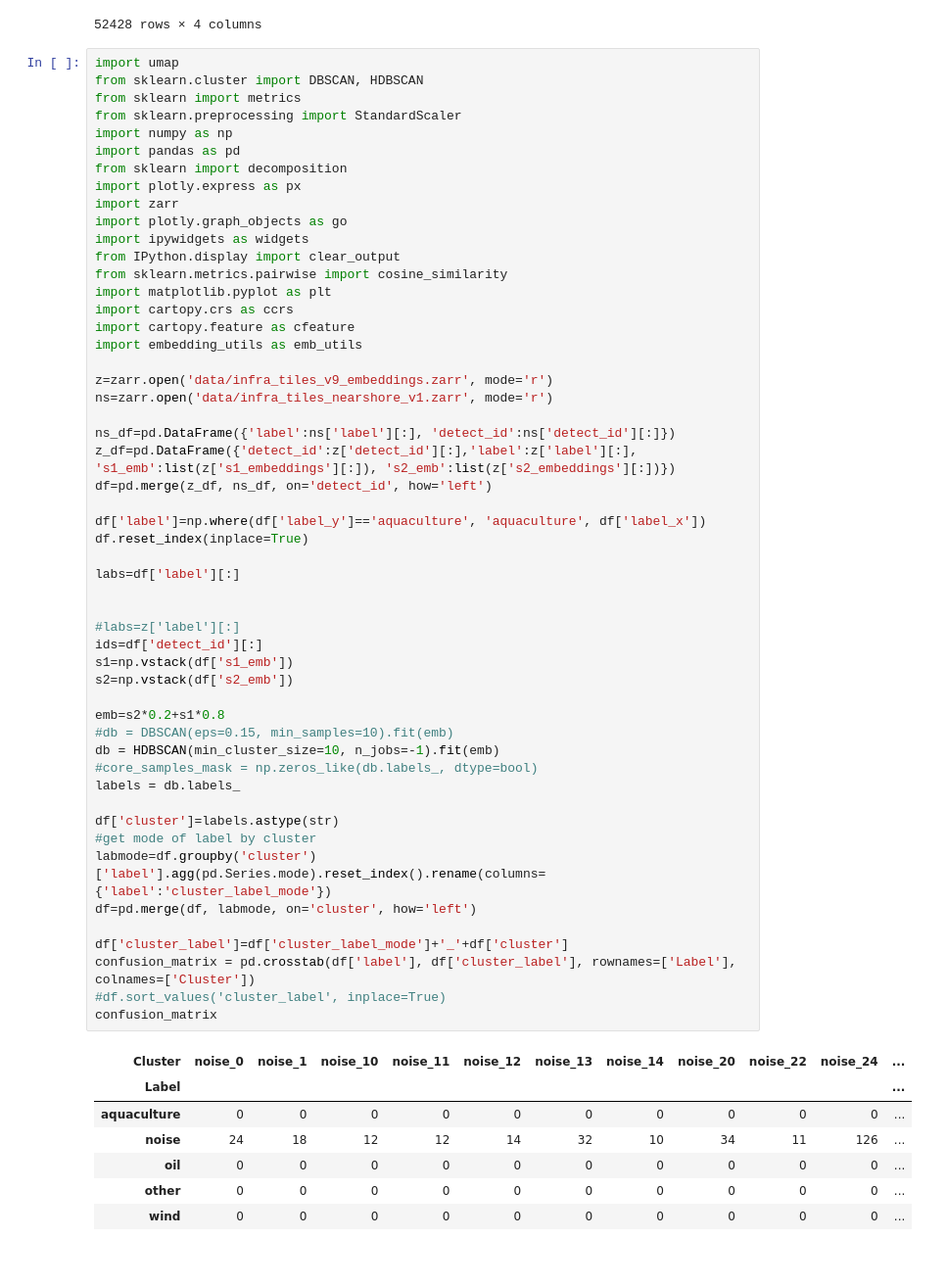
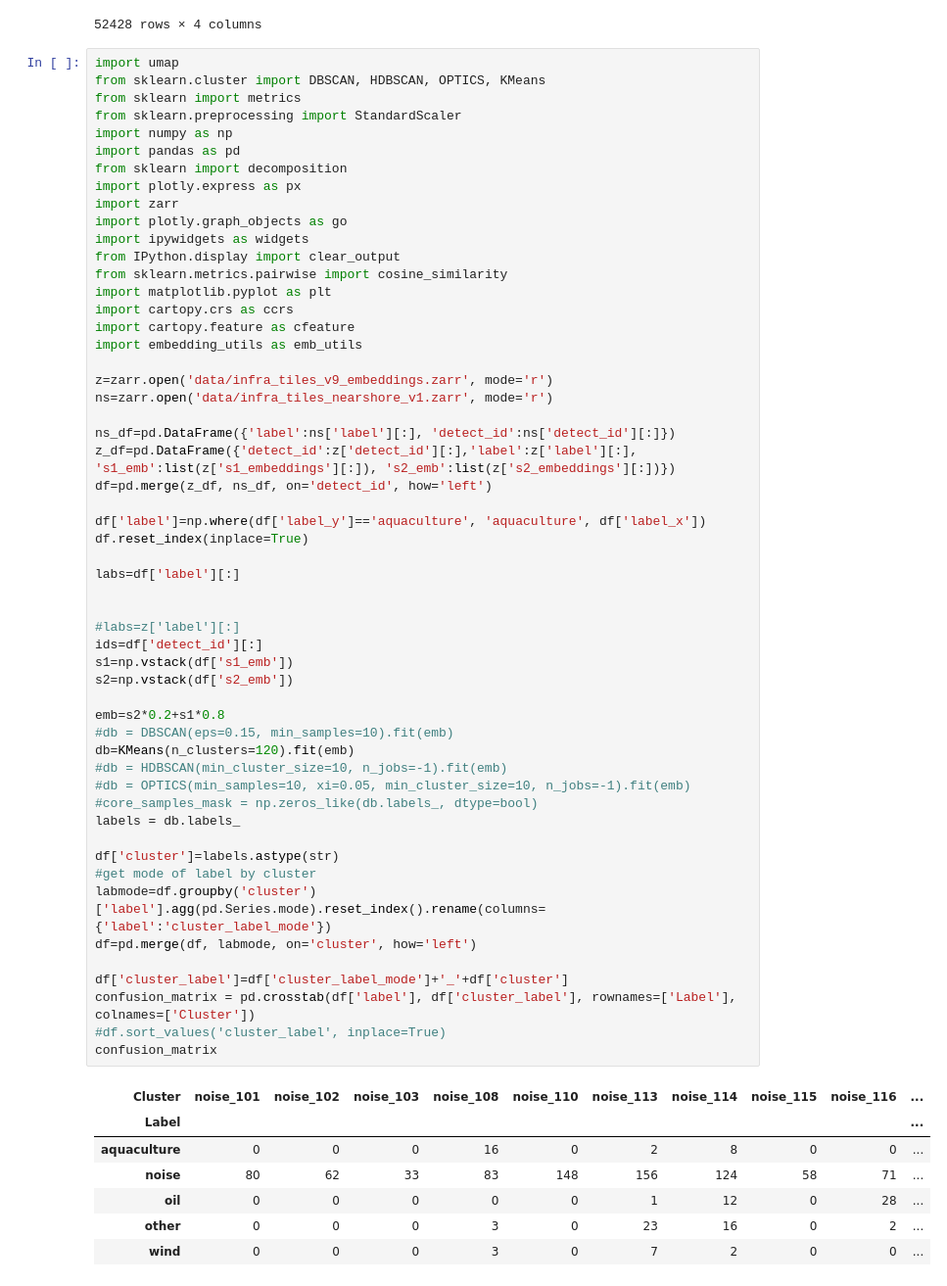
Before and after one commit to oballinger/ollie_clay_GFW, a Jupyter notebook: clay_embeddings.ipynb, the cells around one changed output. Shown at 98% size. Cells and saved outputs as stored; diff of their text form.

```diff
--- a/clay_embeddings.ipynb
+++ b/clay_embeddings.ipynb
@@ -323,7 +314,7 @@ df=pd.DataFrame({'label':z['label'][:], 'detect_id':z['detect_id'][:], 's1_emb':
 52428 rows × 4 columns
 # %%
 import umap
-from sklearn.cluster import DBSCAN, HDBSCAN
+from sklearn.cluster import DBSCAN, HDBSCAN, OPTICS, KMeans
 from sklearn import metrics
 from sklearn.preprocessing import StandardScaler
 import numpy as np
@@ -346,38 +337,40 @@ ns=zarr.open('data/infra_tiles_nearshore_v1.zarr', mode='r')
 ns_df=pd.DataFrame({'label':ns['label'][:], 'detect_id':ns['detect_id'][:]})
 z_df=pd.DataFrame({'detect_id':z['detect_id'][:],'label':z['label'][:], 's1_emb':list(z['s1_embeddings'][:]), 's2_emb':list(z['s2_embeddings'][:])})
 df=pd.merge(z_df, ns_df, on='detect_id', how='left')
 
 df['label']=np.where(df['label_y']=='aquaculture', 'aquaculture', df['label_x'])
 df.reset_index(inplace=True)
 
 labs=df['label'][:]
 
 
 #labs=z['label'][:]
 ids=df['detect_id'][:]
 s1=np.vstack(df['s1_emb'])
 s2=np.vstack(df['s2_emb'])
 
 emb=s2*0.2+s1*0.8
 #db = DBSCAN(eps=0.15, min_samples=10).fit(emb)
-db = HDBSCAN(min_cluster_size=10, n_jobs=-1).fit(emb)
+db=KMeans(n_clusters=120).fit(emb)
+#db = HDBSCAN(min_cluster_size=10, n_jobs=-1).fit(emb)
+#db = OPTICS(min_samples=10, xi=0.05, min_cluster_size=10, n_jobs=-1).fit(emb)
 #core_samples_mask = np.zeros_like(db.labels_, dtype=bool)
 labels = db.labels_
 
 df['cluster']=labels.astype(str)
 #get mode of label by cluster
 labmode=df.groupby('cluster')['label'].agg(pd.Series.mode).reset_index().rename(columns={'label':'cluster_label_mode'})
 df=pd.merge(df, labmode, on='cluster', how='left')
 
 df['cluster_label']=df['cluster_label_mode']+'_'+df['cluster']
 confusion_matrix = pd.crosstab(df['label'], df['cluster_label'], rownames=['Label'], colnames=['Cluster'])
 #df.sort_values('cluster_label', inplace=True)
 confusion_matrix
 # %% [output]
-| Cluster | noise_0 | noise_1 | noise_10 | noise_11 | noise_12 | noise_13 | noise_14 | noise_20 | noise_22 | noise_24 | ... |
-| Label |  |  |  |  |  |  |  |  |  |  | ... |
-| aquaculture | 0 | 0 | 0 | 0 | 0 | 0 | 0 | 0 | 0 | 0 | ... |
-| noise | 24 | 18 | 12 | 12 | 14 | 32 | 10 | 34 | 11 | 126 | ... |
-| oil | 0 | 0 | 0 | 0 | 0 | 0 | 0 | 0 | 0 | 0 | ... |
-| other | 0 | 0 | 0 | 0 | 0 | 0 | 0 | 0 | 0 | 0 | ... |
-| wind | 0 | 0 | 0 | 0 | 0 | 0 | 0 | 0 | 0 | 0 | ... |
+| Cluster | noise_101 | noise_102 | noise_103 | noise_108 | noise_110 | noise_113 | noise_114 | noise_115 | noise_116 | ... |
+| Label |  |  |  |  |  |  |  |  |  | ... |
+| aquaculture | 0 | 0 | 0 | 16 | 0 | 2 | 8 | 0 | 0 | ... |
+| noise | 80 | 62 | 33 | 83 | 148 | 156 | 124 | 58 | 71 | ... |
+| oil | 0 | 0 | 0 | 0 | 0 | 1 | 12 | 0 | 28 | ... |
+| other | 0 | 0 | 0 | 3 | 0 | 23 | 16 | 0 | 2 | ... |
+| wind | 0 | 0 | 0 | 3 | 0 | 7 | 2 | 0 | 0 | ... |
```
Also changed, not shown: parts of 3 cells of this notebook, 1 other file.
